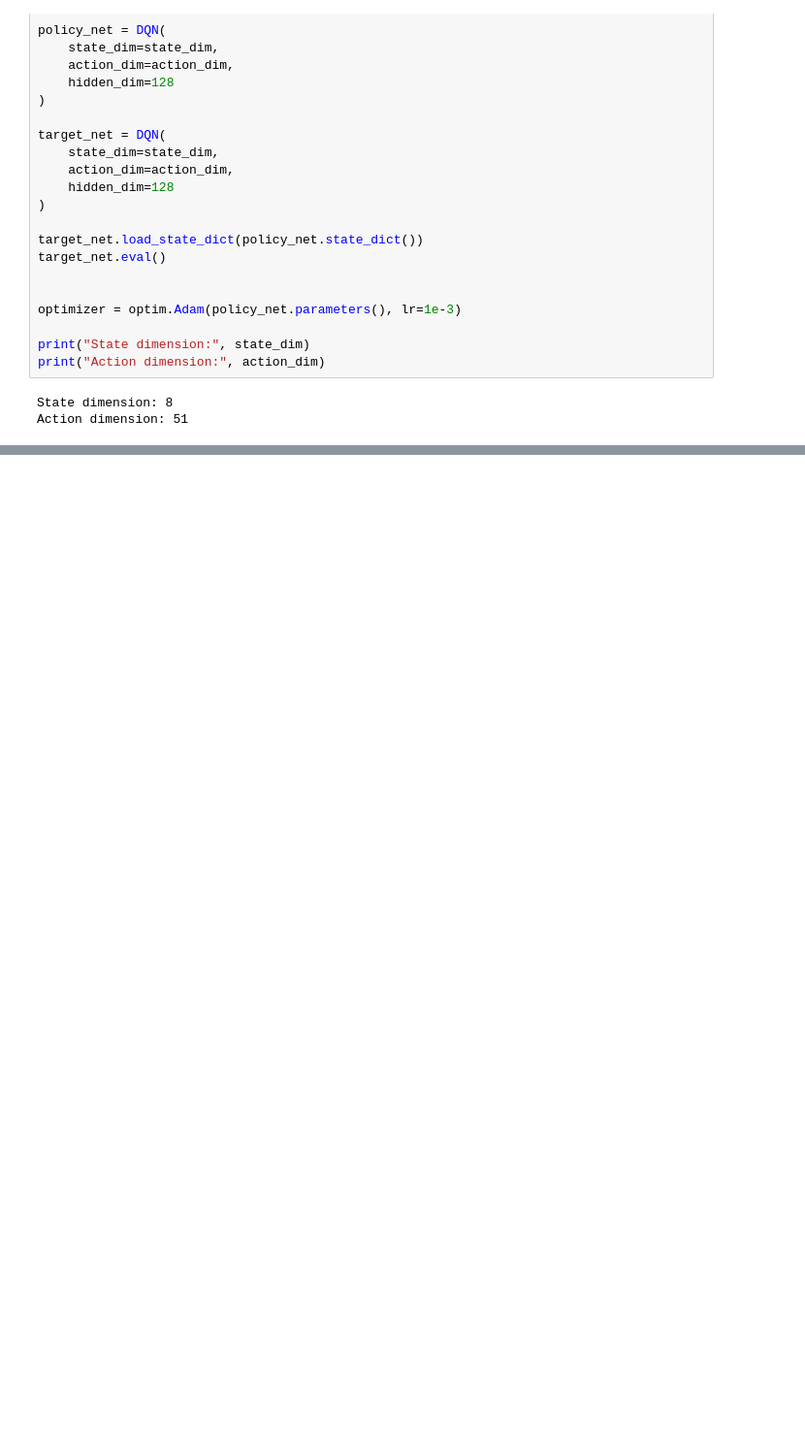
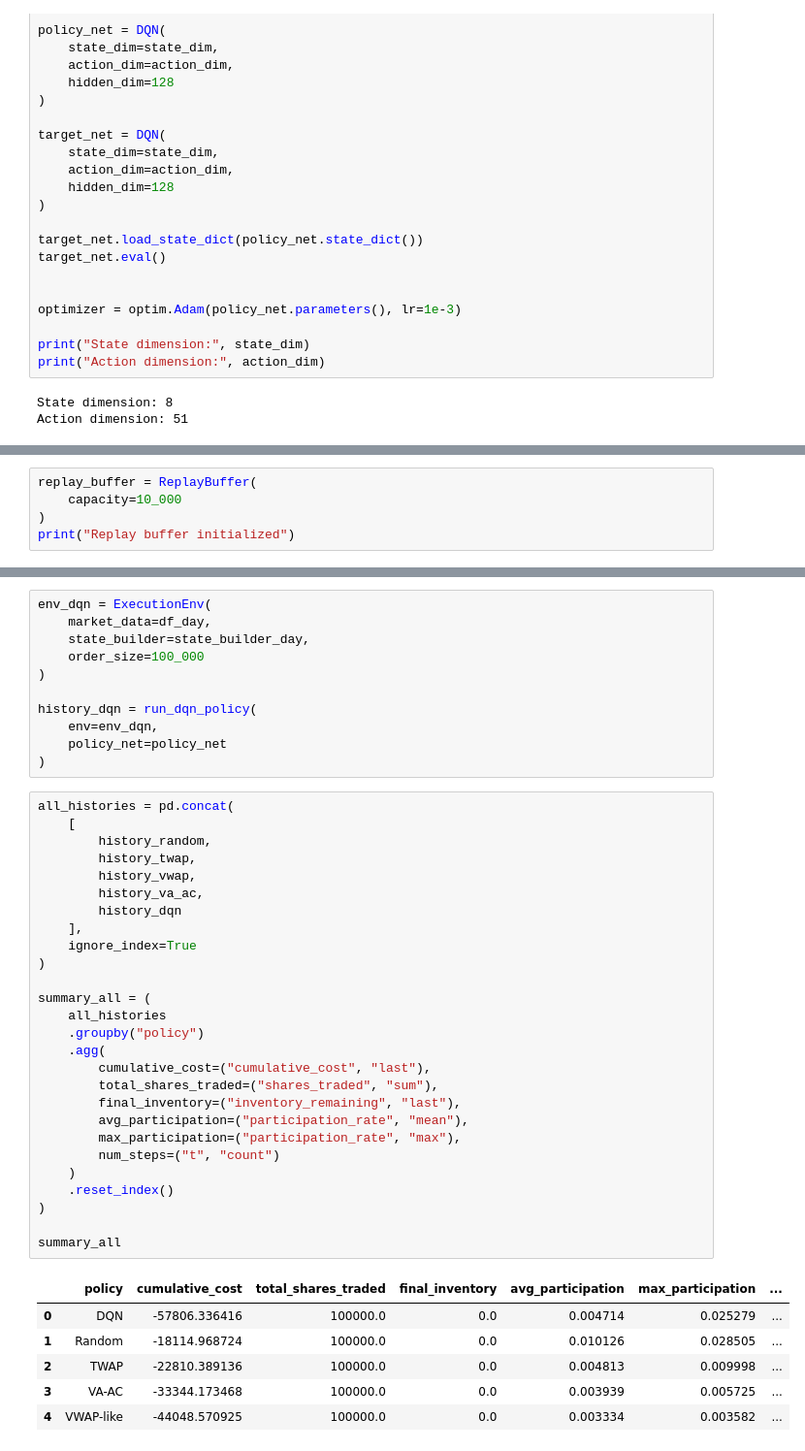
Before and after one commit to ADRIANVM117/data-science-portfolio, a Jupyter notebook: Optimal_execution_under_market_impact/notebooks/05_RL_Execution_agent.ipynb, the cells around one changed output, grey strips where cells are left out. Shown at 97% size. Saved outputs shown, nothing was run; the diff lists cells and outputs as text; blank space fills up the shorter version.

Commit message:
RL execution agent setup

```diff
--- a/Optimal_execution_under_market_impact/notebooks/05_RL_Execution_agent.ipynb
+++ b/Optimal_execution_under_market_impact/notebooks/05_RL_Execution_agent.ipynb
@@ -964,0 +1047,5 @@ Action dimension: 51
+# %%
+replay_buffer = ReplayBuffer(
+    capacity=10_000
+)
+print("Replay buffer initialized")
@@ -964,0 +1351,45 @@ Action dimension: 51
+# %%
+env_dqn = ExecutionEnv(
+    market_data=df_day,
+    state_builder=state_builder_day,
+    order_size=100_000
+)
+
+history_dqn = run_dqn_policy(
+    env=env_dqn,
+    policy_net=policy_net
+)
+# %%
+all_histories = pd.concat(
+    [
+        history_random,
+        history_twap,
+        history_vwap,
+        history_va_ac,
+        history_dqn
+    ],
+    ignore_index=True
+)
+
+summary_all = (
+    all_histories
+    .groupby("policy")
+    .agg(
+        cumulative_cost=("cumulative_cost", "last"),
+        total_shares_traded=("shares_traded", "sum"),
+        final_inventory=("inventory_remaining", "last"),
+        avg_participation=("participation_rate", "mean"),
+        max_participation=("participation_rate", "max"),
+        num_steps=("t", "count")
+    )
+    .reset_index()
+)
+
+summary_all
+# %% [output]
+|  | policy | cumulative_cost | total_shares_traded | final_inventory | avg_participation | max_participation | ... |
+| 0 | DQN | -57806.336416 | 100000.0 | 0.0 | 0.004714 | 0.025279 | ... |
+| 1 | Random | -18114.968724 | 100000.0 | 0.0 | 0.010126 | 0.028505 | ... |
+| 2 | TWAP | -22810.389136 | 100000.0 | 0.0 | 0.004813 | 0.009998 | ... |
+| 3 | VA-AC | -33344.173468 | 100000.0 | 0.0 | 0.003939 | 0.005725 | ... |
+| 4 | VWAP-like | -44048.570925 | 100000.0 | 0.0 | 0.003334 | 0.003582 | ... |
```
Also changed, not shown: parts of 24 cells of this notebook, 1 other file.
